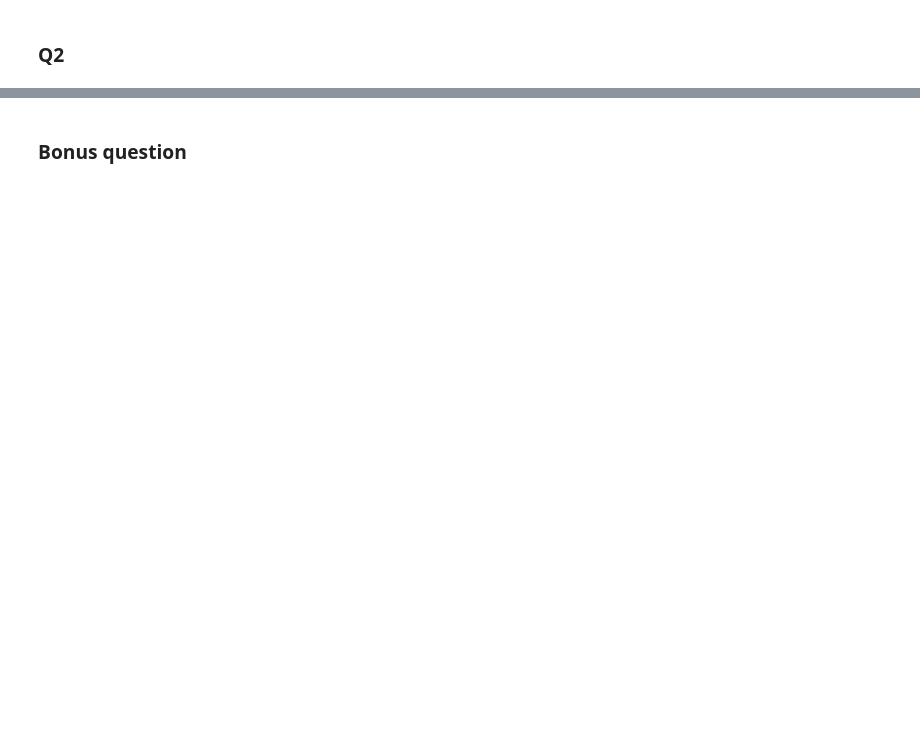
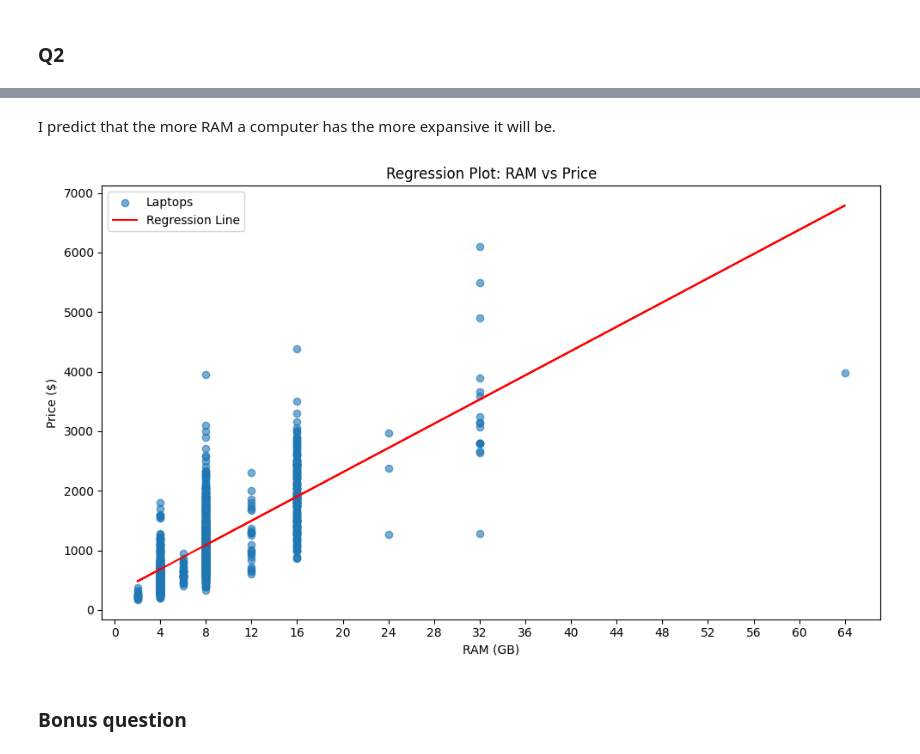
Before and after one commit to DaniilRein/miniproject1, a Jupyter notebook: mini_project1.ipynb, the cells around one changed output, grey strips where cells are left out. Saved outputs shown, nothing was run; the diff lists cells and outputs as text; code cells hidden in the pictures; blank space fills up the shorter version.

```diff
--- a/mini_project1.ipynb
+++ b/mini_project1.ipynb
@@ -109,2 +221,39 @@ data = 'laptop_price - dataset.csv'
+# %% [markdown]
+I predict that the more RAM a computer has the more expansive it will be.
+# %%
+import pandas as pd
+import numpy as np
+import matplotlib.pyplot as plt
+
+# Load data
+data = pd.read_csv('laptop_price - dataset.csv')
+
+x = data['RAM (GB)']
+y = data['Price (Euro)']
+
+# Perform linear regression using NumPy
+coefficients = np.polyfit(x, y, deg=1)
+regression_line = np.poly1d(coefficients)
+
+# Generate predicted values
+y_pred = regression_line(x)
+
+# Plot data points and the regression line
+plt.figure(figsize=(10, 6))
+plt.scatter(x, y, alpha=0.6, label='Laptops')
+plt.plot(x, y_pred, color='red', label='Regression Line')
+
+# Customize x-axis to show multiples of 4, best fitting for GB
+plt.xticks(np.arange(0, x.max() + 1, 4))
+
+# Customize plot
+plt.title('Regression Plot: RAM vs Price')
+plt.xlabel('RAM (GB)')
+plt.ylabel('Price ($)')
+plt.legend()
+plt.tight_layout()
+plt.show()
+# %% [output]
+[figure, added]
 # %% [markdown]
 ### Bonus question ###
```
Also changed, not shown: parts of 8 cells of this notebook, 2 other files.
